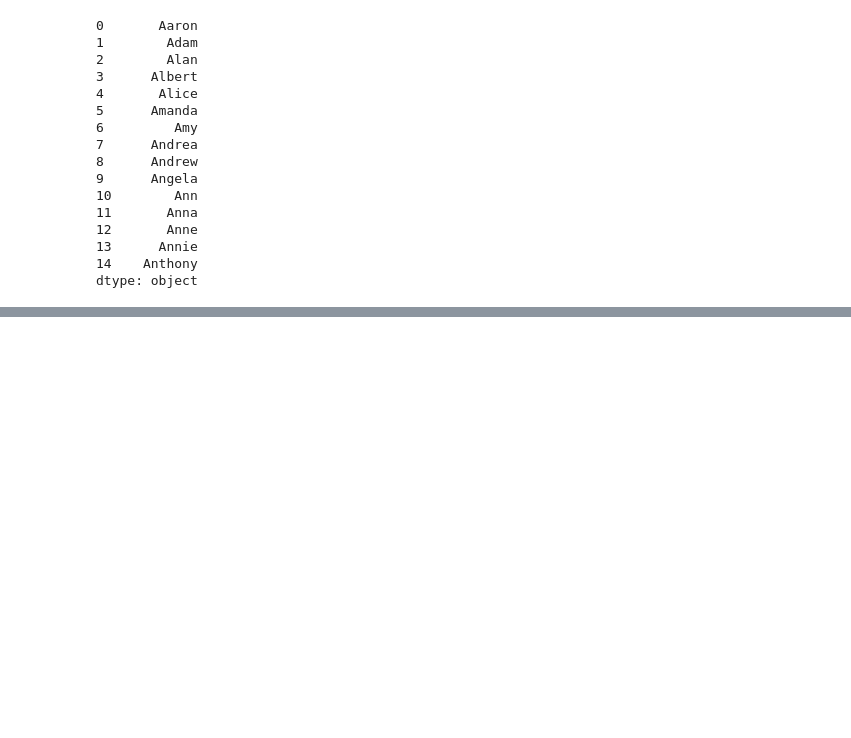
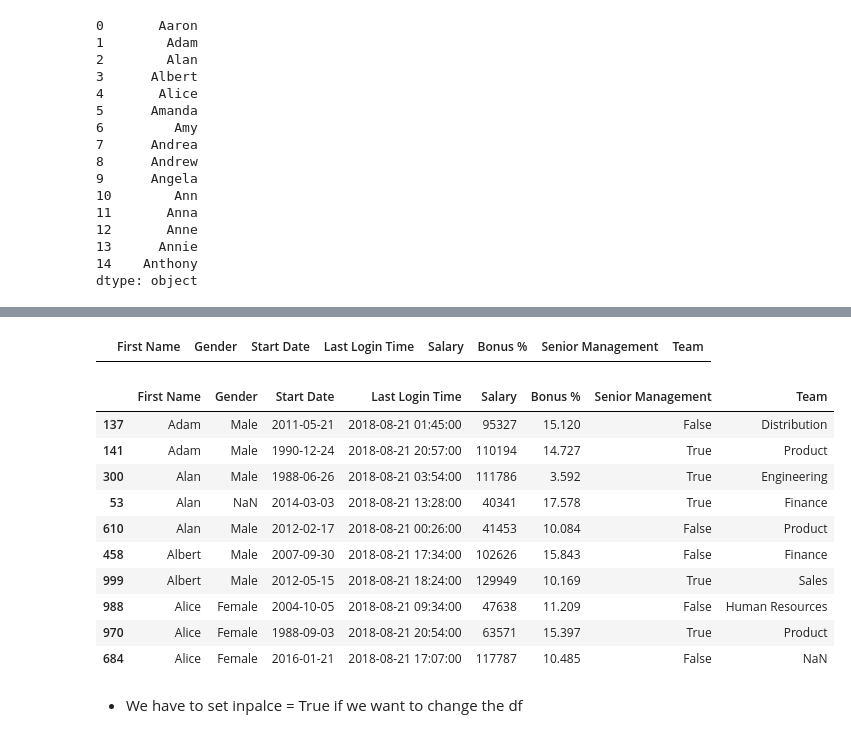
Before and after one commit to YoheiKo/DA_with_pandas_udemy, a Jupyter notebook: Dataframe2.ipynb, the cells around one changed output, grey strips where cells are left out. Cells and saved outputs as stored; diff of their text form; code cells hidden in the pictures; blank space fills up the shorter version.

```diff
--- a/Dataframe2.ipynb
+++ b/Dataframe2.ipynb
@@ -688,0 +745,20 @@ dtype: object
+# %%
+df.drop_duplicates(subset= ["Team"], keep = False) # We got an empty table because there is no single team value that only occurs once
+# %% [output]
+|  | First Name | Gender | Start Date | Last Login Time | Salary | Bonus % | Senior Management | Team |
+# %%
+df.drop_duplicates(subset= ["First Name", "Team"], keep = False).head(10) # This has a logical AND effect on subsets
+# %% [output]
+|  | First Name | Gender | Start Date | Last Login Time | Salary | Bonus % | Senior Management | Team |
+| 137 | Adam | Male | 2011-05-21 | 2018-08-21 01:45:00 | 95327 | 15.120 | False | Distribution |
+| 141 | Adam | Male | 1990-12-24 | 2018-08-21 20:57:00 | 110194 | 14.727 | True | Product |
+| 300 | Alan | Male | 1988-06-26 | 2018-08-21 03:54:00 | 111786 | 3.592 | True | Engineering |
+| 53 | Alan | NaN | 2014-03-03 | 2018-08-21 13:28:00 | 40341 | 17.578 | True | Finance |
+| 610 | Alan | Male | 2012-02-17 | 2018-08-21 00:26:00 | 41453 | 10.084 | False | Product |
+| 458 | Albert | Male | 2007-09-30 | 2018-08-21 17:34:00 | 102626 | 15.843 | False | Finance |
+| 999 | Albert | Male | 2012-05-15 | 2018-08-21 18:24:00 | 129949 | 10.169 | True | Sales |
+| 988 | Alice | Female | 2004-10-05 | 2018-08-21 09:34:00 | 47638 | 11.209 | False | Human Resources |
+| 970 | Alice | Female | 1988-09-03 | 2018-08-21 20:54:00 | 63571 | 15.397 | True | Product |
+| 684 | Alice | Female | 2016-01-21 | 2018-08-21 17:07:00 | 117787 | 10.485 | False | NaN |
+# %% [markdown]
+* We have to set inpalce = True if we want to change the df
```
Also changed, not shown: parts of 7 cells of this notebook.
